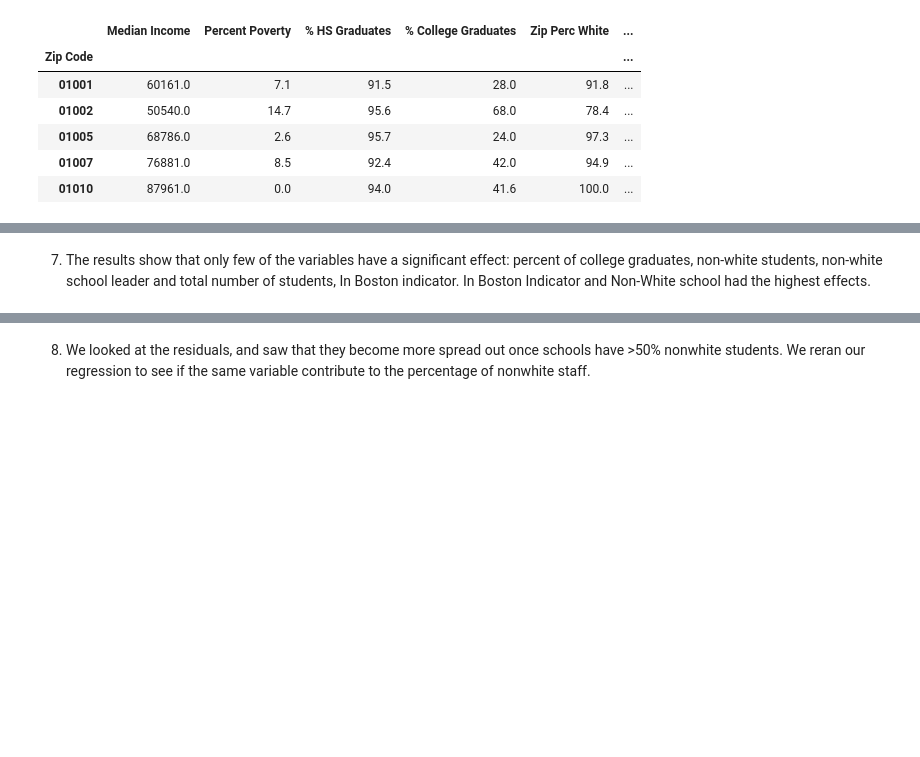
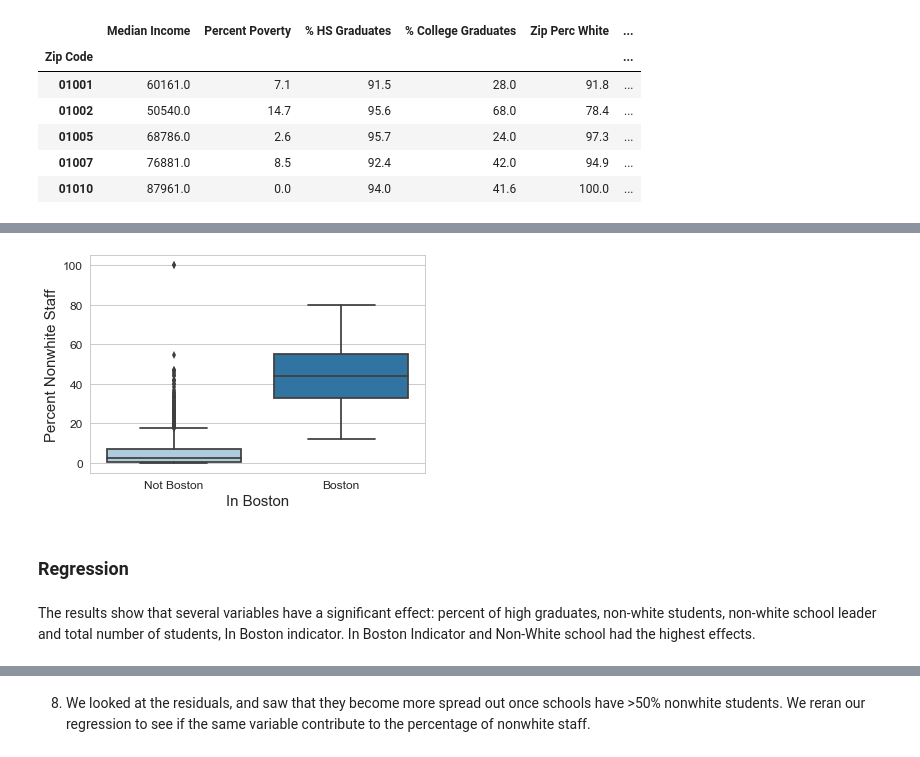
Before and after one commit to jill-k/school-staff-demographics, a Jupyter notebook: analysis/Final Write-Up Skeleton.ipynb, the cells around one changed output, grey strips where cells are left out. Drawn from its saved outputs; the diff is of its cells as text; code cells hidden in the pictures; blank space fills up the shorter version.

```diff
--- a/analysis/Final Write-Up Skeleton.ipynb
+++ b/analysis/Final Write-Up Skeleton.ipynb
@@ -225,0 +251,9 @@ We believed that cities would have more nonwhite residents than some of the subu
+# %%
+boston = sns.boxplot(x="In Boston", y="Perc Nonwhite Staff", data=df_staff_15, palette="Paired")
+boston.set_ylabel('Percent Nonwhite Staff', fontsize=15)
+boston.tick_params(labelsize=12)
+boston.set_xlabel("In Boston", fontsize = 15);
+# %% [output]
+[figure, added]
+# %% [markdown]
+### Regression
@@ -226,2 +262,2 @@ We believed that cities would have more nonwhite residents than some of the subu
 # %% [markdown]
-7) The results show that only few of the variables have a significant effect: percent of college graduates, non-white students, non-white school leader and total number of students, In Boston indicator. In Boston Indicator and Non-White school had the highest effects.
+The results show that several variables have a significant effect: percent of high graduates, non-white students, non-white school leader and total number of students, In Boston indicator. In Boston Indicator and Non-White school had the highest effects.
```
Also changed, not shown: parts of 21 cells of this notebook.
